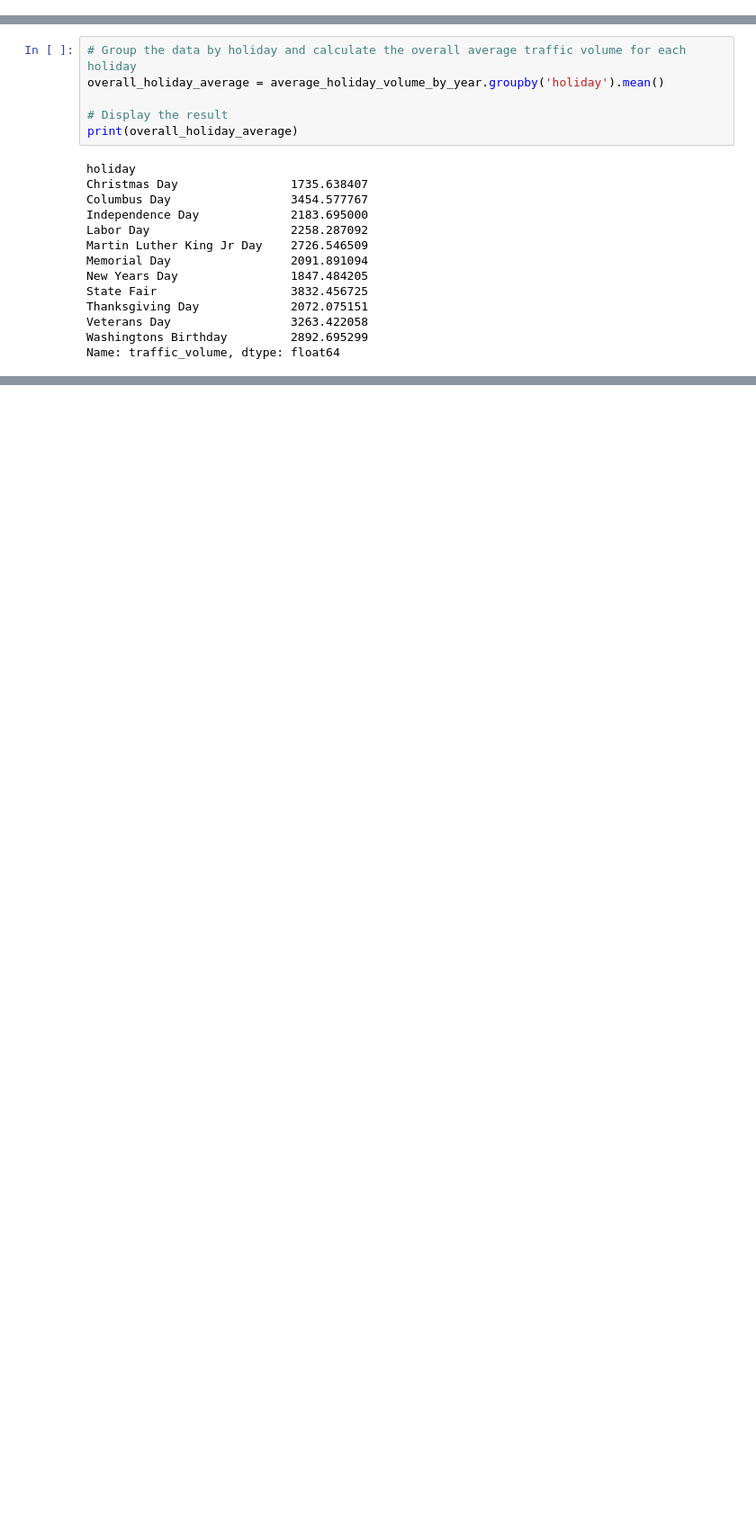
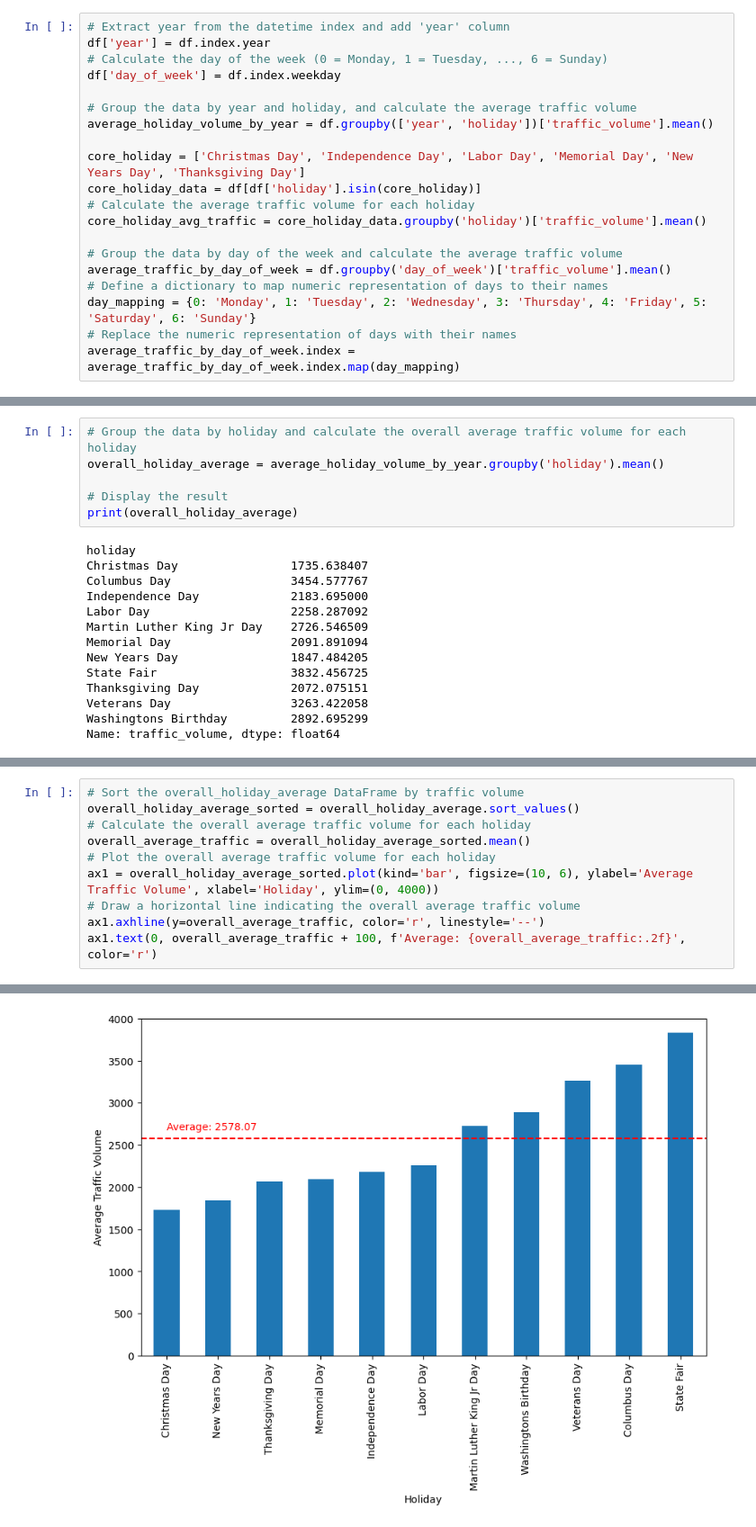
Before and after one commit to ajwilson79/traffic_volume_analysis, a Jupyter notebook: holiday_impact.ipynb, the cells around one changed output, grey strips where cells are left out. Shown: that part at 90% size. Drawn from its saved outputs; the diff is of its cells as text; blank space fills up the shorter version.

Commit message:
added some averages

```diff
--- a/holiday_impact.ipynb
+++ b/holiday_impact.ipynb
@@ -59,0 +35,20 @@ Name: traffic_volume, dtype: float64
+# %%
+# Extract year from the datetime index and add 'year' column
+df['year'] = df.index.year
+# Calculate the day of the week (0 = Monday, 1 = Tuesday, ..., 6 = Sunday)
+df['day_of_week'] = df.index.weekday
+
+# Group the data by year and holiday, and calculate the average traffic volume
+average_holiday_volume_by_year = df.groupby(['year', 'holiday'])['traffic_volume'].mean()
+
+core_holiday = ['Christmas Day', 'Independence Day', 'Labor Day', 'Memorial Day', 'New Years Day', 'Thanksgiving Day']
+core_holiday_data = df[df['holiday'].isin(core_holiday)]
+# Calculate the average traffic volume for each holiday
+core_holiday_avg_traffic = core_holiday_data.groupby('holiday')['traffic_volume'].mean()
+
+# Group the data by day of the week and calculate the average traffic volume
+average_traffic_by_day_of_week = df.groupby('day_of_week')['traffic_volume'].mean()
+# Define a dictionary to map numeric representation of days to their names
+day_mapping = {0: 'Monday', 1: 'Tuesday', 2: 'Wednesday', 3: 'Thursday', 4: 'Friday', 5: 'Saturday', 6: 'Sunday'}
+# Replace the numeric representation of days with their names
+average_traffic_by_day_of_week.index = average_traffic_by_day_of_week.index.map(day_mapping)
@@ -84,0 +89,11 @@ overall_holiday_average.plot(kind='bar', figsize=(10, 6), ylabel='Average Traffi
+# %%
+# Sort the overall_holiday_average DataFrame by traffic volume
+overall_holiday_average_sorted = overall_holiday_average.sort_values()
+# Calculate the overall average traffic volume for each holiday
+overall_average_traffic = overall_holiday_average_sorted.mean()
+# Plot the overall average traffic volume for each holiday
+ax1 = overall_holiday_average_sorted.plot(kind='bar', figsize=(10, 6), ylabel='Average Traffic Volume', xlabel='Holiday', ylim=(0, 4000))
+# Draw a horizontal line indicating the overall average traffic volume
+ax1.axhline(y=overall_average_traffic, color='r', linestyle='--')
+ax1.text(0, overall_average_traffic + 100, f'Average: {overall_average_traffic:.2f}', color='r')
+# %% [output]
@@ -84,0 +101 @@ overall_holiday_average.plot(kind='bar', figsize=(10, 6), ylabel='Average Traffi
+[figure, added]
```
Also changed, not shown: parts of 10 cells of this notebook.
